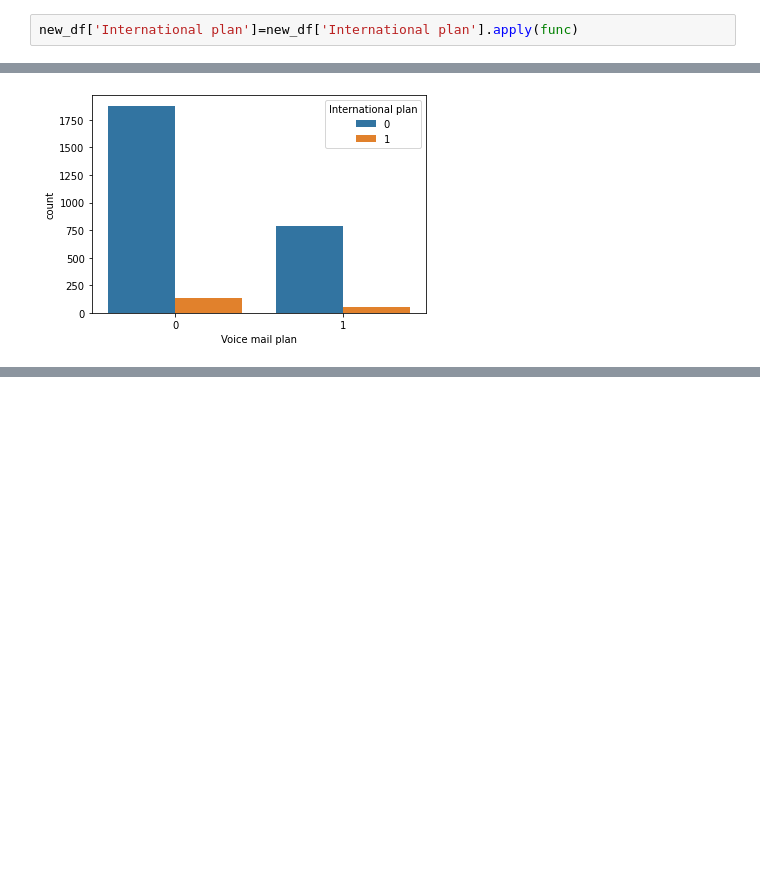
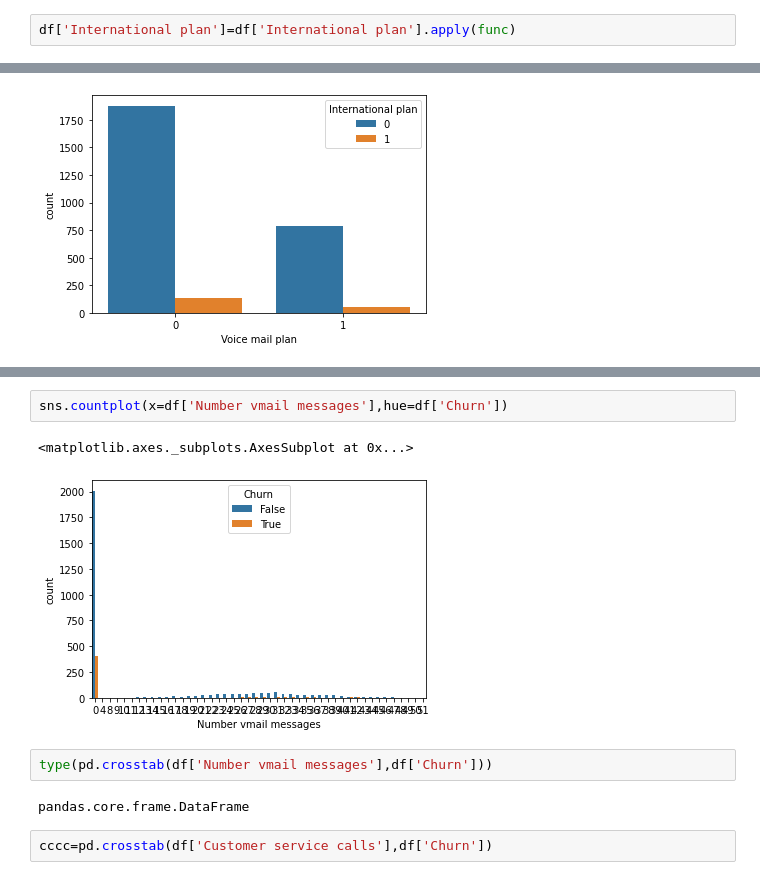
Before and after one commit to Pranavthimmaiah/Telecom-Churn-and-customer-retention-methods, a Jupyter notebook: Pranav_Thimmaiah_Team_1_Capstone_Project.ipynb, the cells around one changed output, grey strips where cells are left out. Cells and saved outputs as stored; diff of their text form; blank space fills up the shorter version.

```diff
--- a/Pranav_Thimmaiah_Team_1_Capstone_Project.ipynb
+++ b/Pranav_Thimmaiah_Team_1_Capstone_Project.ipynb
@@ -208,4 +208,4 @@ def func(value):
     return 1
   return 0
 # %%
-new_df['International plan']=new_df['International plan'].apply(func)
+df['International plan']=df['International plan'].apply(func)
@@ -257,0 +273,11 @@ sns.countplot(x=new_df['Voice mail plan'],hue=new_df['International plan'])
+# %%
+sns.countplot(x=df['Number vmail messages'],hue=df['Churn'])
+# %% [output]
+<matplotlib.axes._subplots.AxesSubplot at 0x...>
+[figure, added]
+# %%
+type(pd.crosstab(df['Number vmail messages'],df['Churn']))
+# %% [output]
+pandas.core.frame.DataFrame
+# %%
+cccc=pd.crosstab(df['Customer service calls'],df['Churn'])
```
Also changed, not shown: parts of 14 cells of this notebook.
